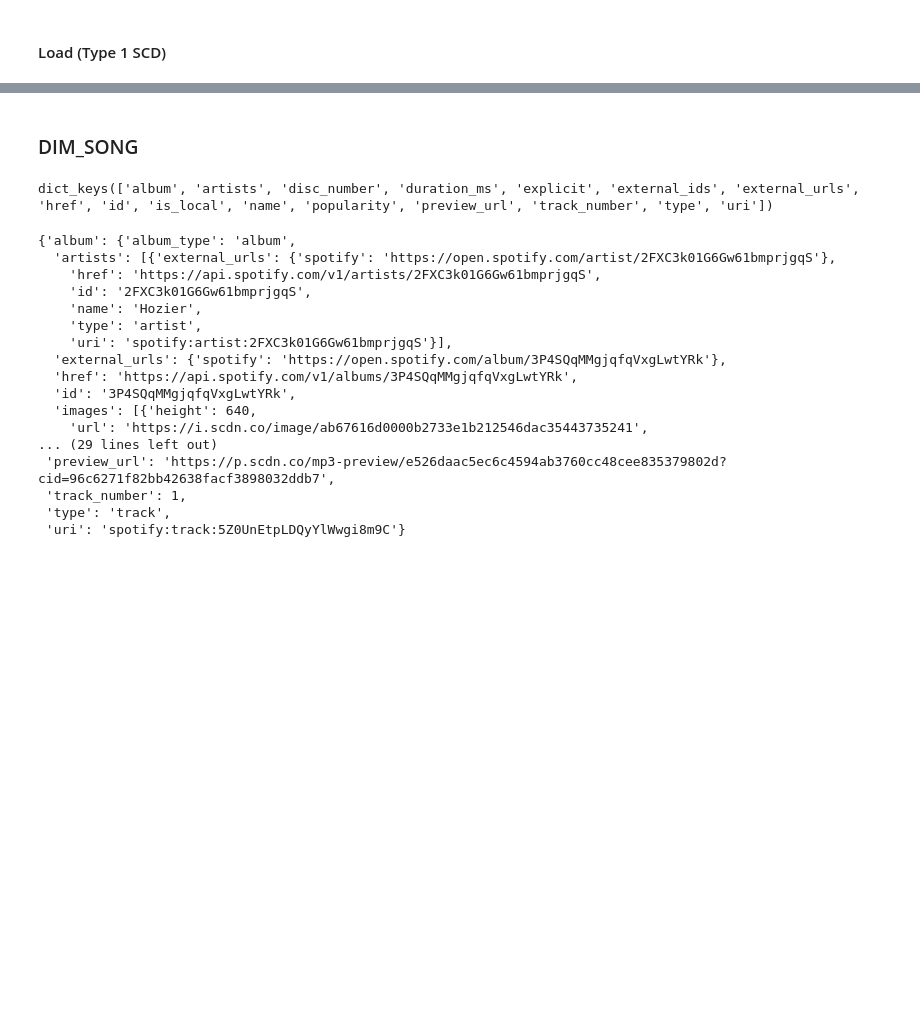
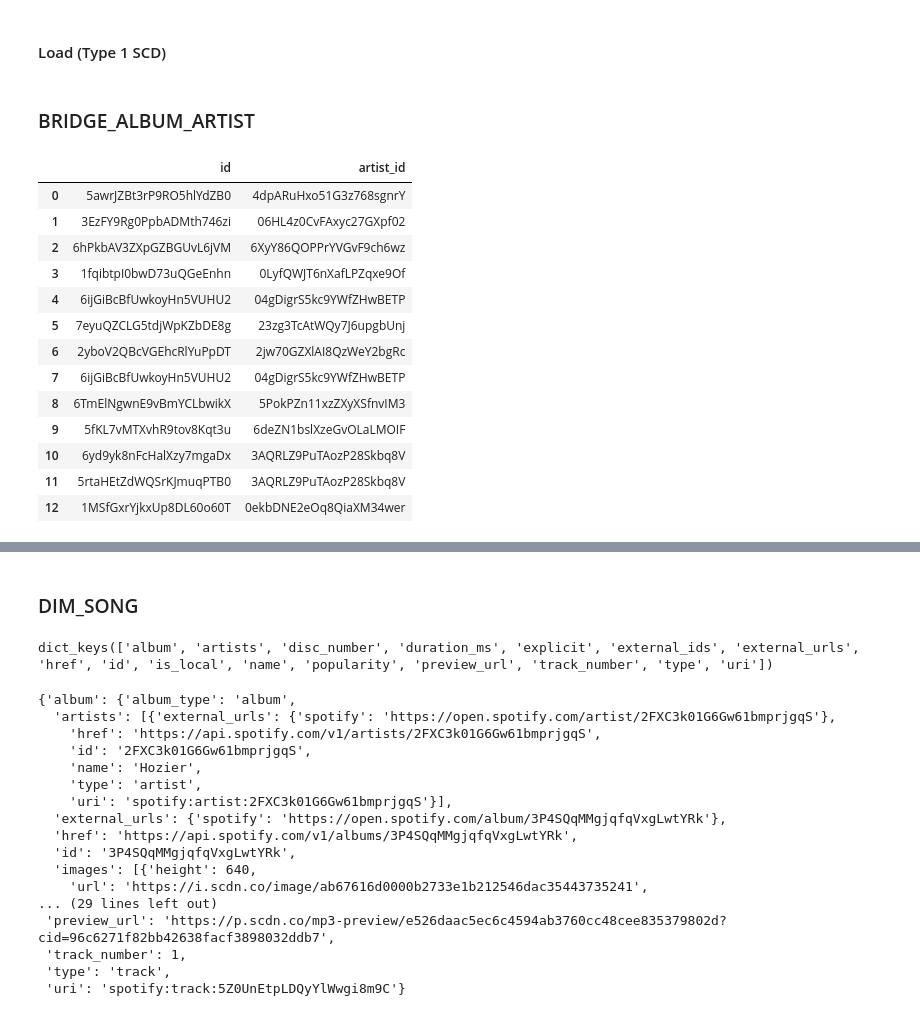
Before and after one commit to sdspot2034/rhyme-and-reason, a Jupyter notebook: rhyme-and-reason.ipynb, the cells around one changed output, grey strips where cells are left out. Drawn from its saved outputs; the diff is of its cells as text; code cells hidden in the pictures; blank space fills up the shorter version.

Commit message:
Added logic for Bridge Album-Artist.

```diff
--- a/rhyme-and-reason.ipynb
+++ b/rhyme-and-reason.ipynb
@@ -187,3 +188,29 @@ dim_album = Table(
 )
 # %%
 sql_functions.save_to_sql(df_album, dim_album, key_cols = ['album_id'], wid = ['album_wid'], mode = 'upsert')
+# %% [markdown]
+### BRIDGE_ALBUM_ARTIST
+# %%
+dim_artist = sql_functions.read_from_sql('DIM_ARTIST')
+dim_album = sql_functions.read_from_sql('DIM_ALBUM')
+df_album = pd.DataFrame(album_list)
+df_album_map = df_album[['id','artists']]
+df_album_map = df_album_map.explode('artists')
+df_album_map['artist_id'] = df_album_map['artists'].apply(lambda x:x['id'])
+df_album_map = df_album_map.drop(columns=['artists'])
+df_album_map
+# %% [output]
+|  | id | artist_id |
+| 0 | 5awrJZBt3rP9RO5hlYdZB0 | 4dpARuHxo51G3z768sgnrY |
+| 1 | 3EzFY9Rg0PpbADMth746zi | 06HL4z0CvFAxyc27GXpf02 |
+| 2 | 6hPkbAV3ZXpGZBGUvL6jVM | 6XyY86QOPPrYVGvF9ch6wz |
+| 3 | 1fqibtpI0bwD73uQGeEnhn | 0LyfQWJT6nXafLPZqxe9Of |
+| 4 | 6ijGiBcBfUwkoyHn5VUHU2 | 04gDigrS5kc9YWfZHwBETP |
+| 5 | 7eyuQZCLG5tdjWpKZbDE8g | 23zg3TcAtWQy7J6upgbUnj |
+| 6 | 2yboV2QBcVGEhcRlYuPpDT | 2jw70GZXlAI8QzWeY2bgRc |
+| 7 | 6ijGiBcBfUwkoyHn5VUHU2 | 04gDigrS5kc9YWfZHwBETP |
+| 8 | 6TmElNgwnE9vBmYCLbwikX | 5PokPZn11xzZXyXSfnvIM3 |
+| 9 | 5fKL7vMTXvhR9tov8Kqt3u | 6deZN1bslXzeGvOLaLMOIF |
+| 10 | 6yd9yk8nFcHalXzy7mgaDx | 3AQRLZ9PuTAozP28Skbq8V |
+| 11 | 5rtaHEtZdWQSrKJmuqPTB0 | 3AQRLZ9PuTAozP28Skbq8V |
+| 12 | 1MSfGxrYjkxUp8DL60o60T | 0ekbDNE2eOq8QiaXM34wer |
```
Also changed, not shown: parts of 8 cells of this notebook.
